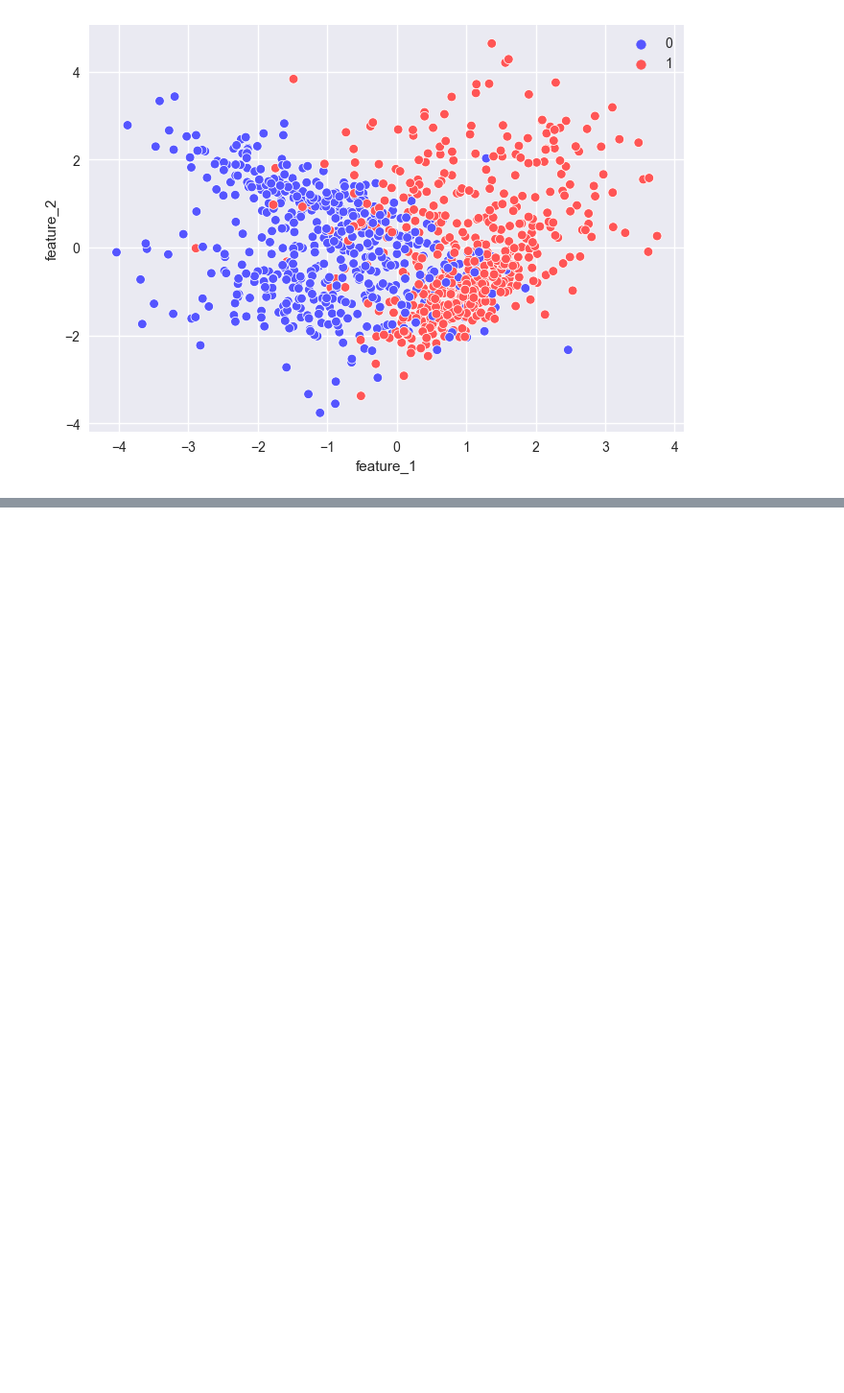
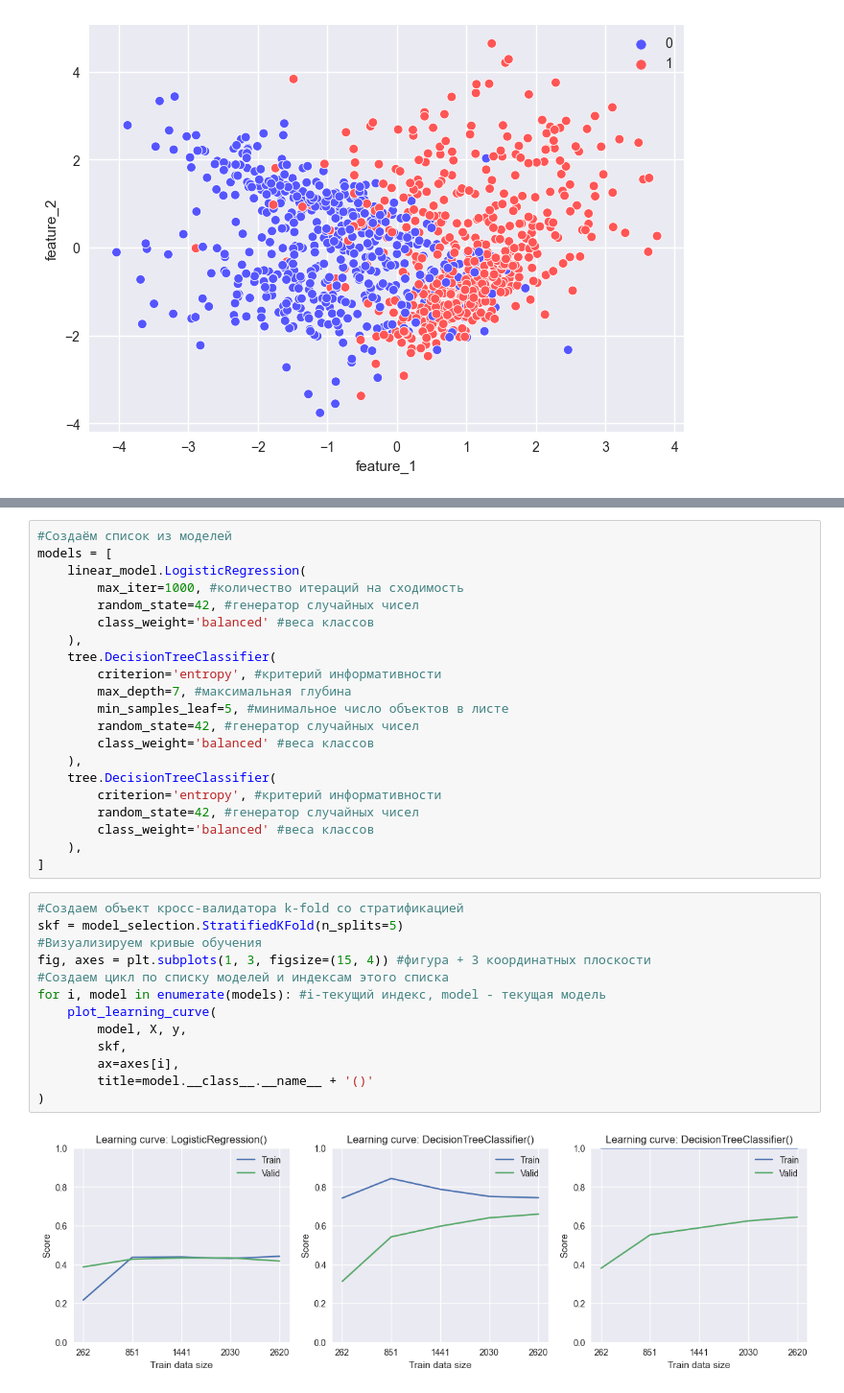
Before and after one commit to DenisBaburin/ds_school_148, a Jupyter notebook: DS_school/ML basics/ML-5_Валидация данных и оценка моделей/ML-5_Валидация данных и оценка моделей_теория.ipynb, the cells around one changed output, grey strips where cells are left out. Shown at 96% size. Cells and saved outputs as stored; diff of their text form; blank space fills up the shorter version.

```diff
--- a/DS_school/ML basics/ML-5_Валидация данных и оценка моделей/ML-5_Валидация данных и оценка моделей_теория.ipynb
+++ b/DS_school/ML basics/ML-5_Валидация данных и оценка моделей/ML-5_Валидация данных и оценка моделей_теория.ipynb
@@ -697,0 +857,36 @@ plot_probabilities_2d(X_valid, y_valid, model)
+# %%
+#Создаём список из моделей
+models = [
+    linear_model.LogisticRegression(
+        max_iter=1000, #количество итераций на сходимость
+        random_state=42, #генератор случайных чисел
+        class_weight='balanced' #веса классов
+    ),
+    tree.DecisionTreeClassifier(
+        criterion='entropy', #критерий информативности
+        max_depth=7, #максимальная глубина
+        min_samples_leaf=5, #минимальное число объектов в листе
+        random_state=42, #генератор случайных чисел
+        class_weight='balanced' #веса классов
+    ),
+    tree.DecisionTreeClassifier(
+        criterion='entropy', #критерий информативности
+        random_state=42, #генератор случайных чисел
+        class_weight='balanced' #веса классов
+    ),
+]
+# %%
+#Создаем объект кросс-валидатора k-fold со стратификацией
+skf = model_selection.StratifiedKFold(n_splits=5)
+#Визуализируем кривые обучения
+fig, axes = plt.subplots(1, 3, figsize=(15, 4)) #фигура + 3 координатных плоскости
+#Создаем цикл по списку моделей и индексам этого списка
+for i, model in enumerate(models): #i-текущий индекс, model - текущая модель
+    plot_learning_curve(
+        model, X, y,
+        skf,
+        ax=axes[i],
+        title=model.__class__.__name__ + '()'
+)
+# %% [output]
+[figure, added]
```
Also changed, not shown: parts of 13 cells of this notebook, 2 other files.
